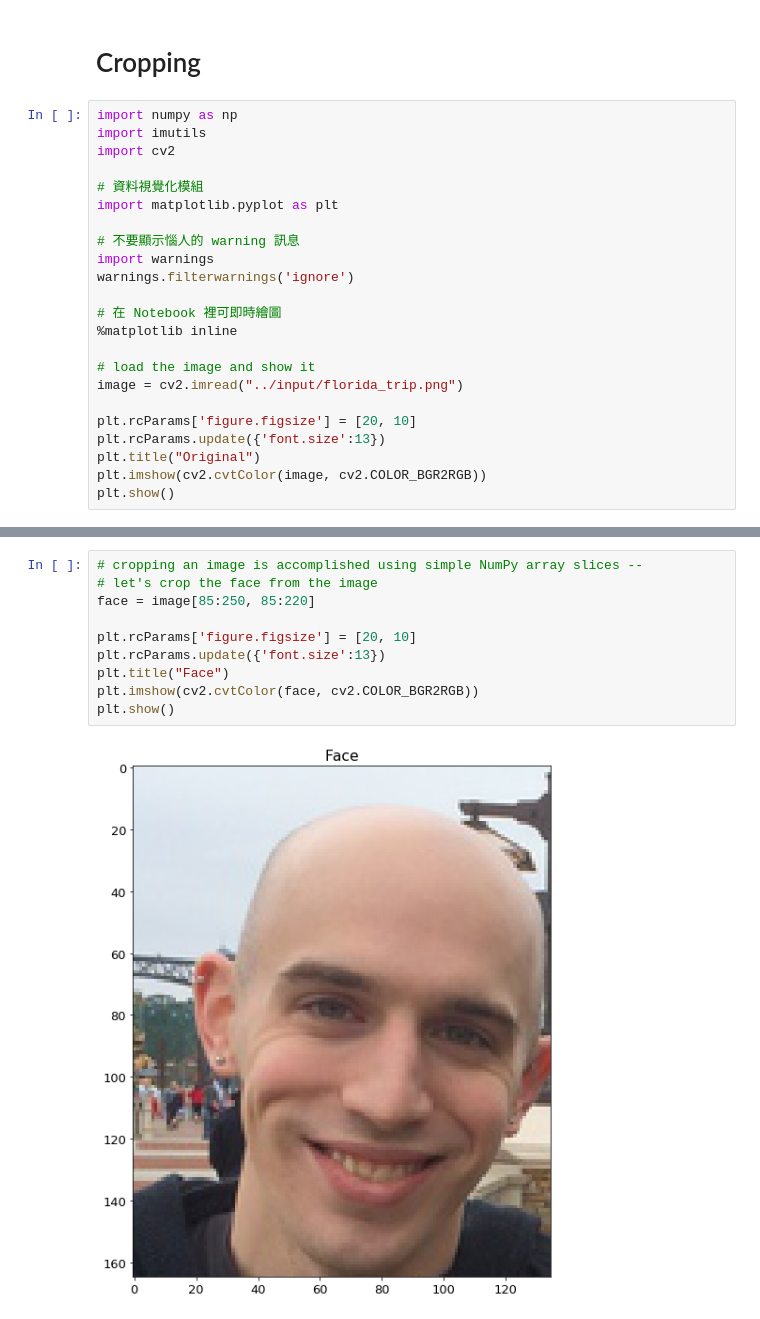
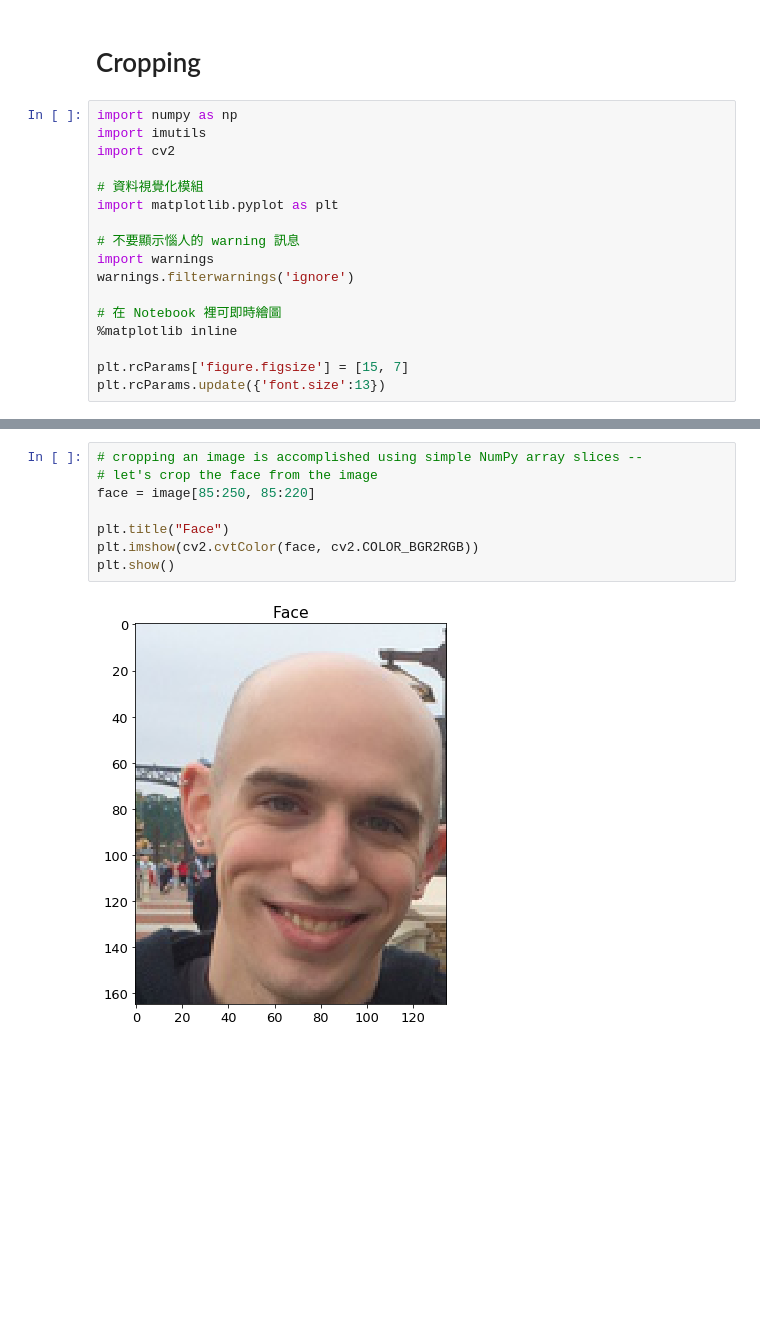
Before and after one commit to a-lang/docker-opencv-tensorflow, a Jupyter notebook: notebook/Computer_Vision_Basics/1.4.5.cropping/cropping.ipynb, the cells around one changed output, grey strips where cells are left out. Saved outputs shown, nothing was run; the diff lists cells and outputs as text; blank space fills up the shorter version.

```diff
--- a/notebook/Computer_Vision_Basics/1.4.5.cropping/cropping.ipynb
+++ b/notebook/Computer_Vision_Basics/1.4.5.cropping/cropping.ipynb
@@ -15,11 +15,5 @@ warnings.filterwarnings('ignore')
 # 在 Notebook 裡可即時繪圖
 %matplotlib inline
 
-# load the image and show it
-image = cv2.imread("../input/florida_trip.png")
-
-plt.rcParams['figure.figsize'] = [20, 10]
+plt.rcParams['figure.figsize'] = [15, 7]
 plt.rcParams.update({'font.size':13})
-plt.title("Original")
-plt.imshow(cv2.cvtColor(image, cv2.COLOR_BGR2RGB))
-plt.show()
@@ -28,15 +29,13 @@ plt.show()
 # %%
 # cropping an image is accomplished using simple NumPy array slices --
 # let's crop the face from the image
 face = image[85:250, 85:220]
 
-plt.rcParams['figure.figsize'] = [20, 10]
-plt.rcParams.update({'font.size':13})
 plt.title("Face")
 plt.imshow(cv2.cvtColor(face, cv2.COLOR_BGR2RGB))
 plt.show()
 # %% [output]
-[figure, old version]
+[figure, new version]
 # %%
 # ...and now let's crop the entire body
 body = image[90:450, 0:290]
```
Also changed, not shown: parts of 3 cells of this notebook, 30 other files.
